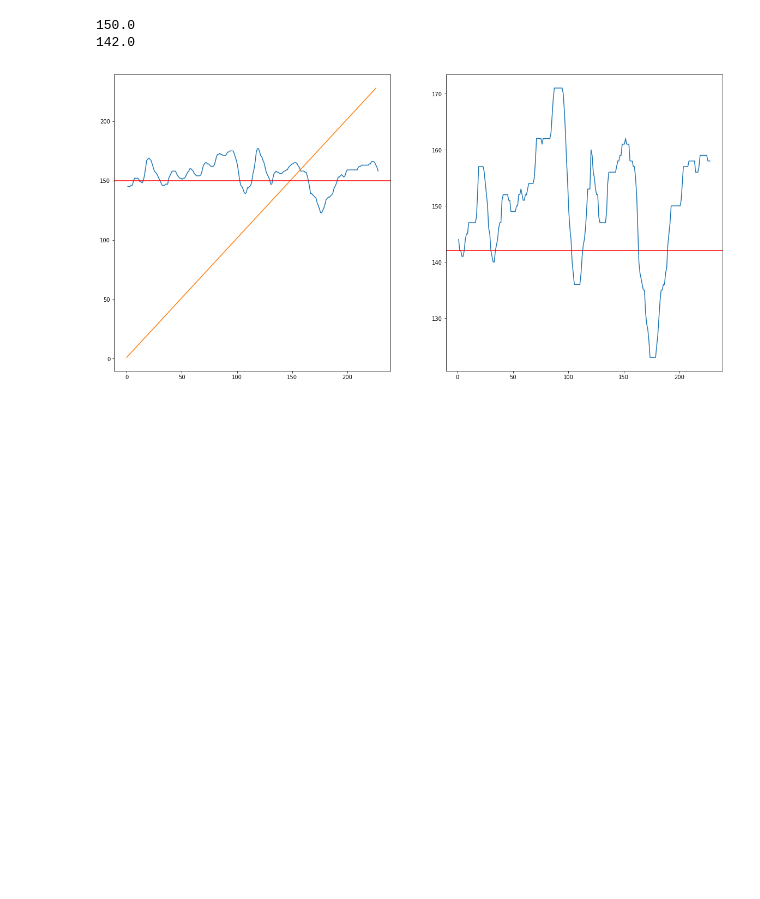
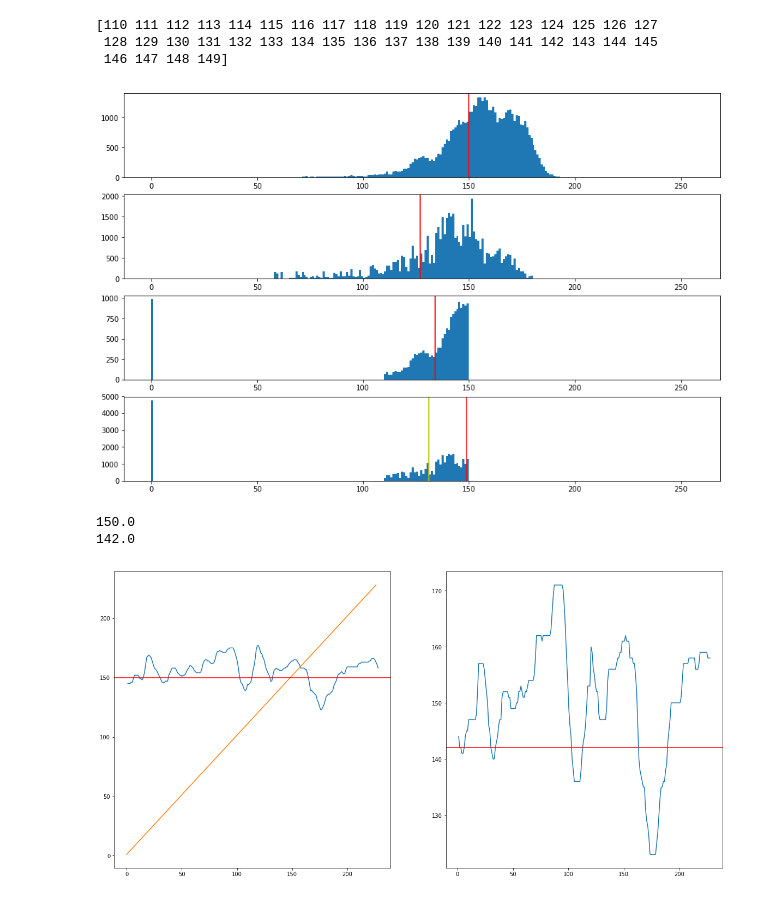
Before and after one commit to Frederik-Sofus/spot-deep-as-crack, a Jupyter notebook: Crack Detection/Pre-processing.ipynb, the cells around one changed output. Cells and saved outputs as stored; diff of their text form; code cells hidden in the pictures; blank space fills up the shorter version.

```diff
--- a/Crack Detection/Pre-processing.ipynb
+++ b/Crack Detection/Pre-processing.ipynb
@@ -111,10 +111,10 @@ plt.show()
 # %%
 # Pre-processing using opening (erosion -> erosion -> dilation)
 
-kernel = cv2.getStructuringElement(cv2.MORPH_ELLIPSE,(5,5))
+kernel = cv2.getStructuringElement(cv2.MORPH_ELLIPSE,(7,7))
 
-o_pos = opening(g_pos, kernel, 2, 1)
-o_neg = opening(g_neg, kernel, 2, 1)
+o_pos = opening(m_pos, kernel, 3, 1)
+o_neg = opening(m_neg, kernel, 3, 1)
 
 val_pos1, bin_pos1 = cv2.threshold(o_pos, 0, 255, cv2.THRESH_BINARY_INV+cv2.THRESH_OTSU)
 val_neg1, bin_neg1 = cv2.threshold(g_neg, 0, 255, cv2.THRESH_BINARY_INV+cv2.THRESH_OTSU)
@@ -141,0 +189,30 @@ plt.show()
+# %%
+hmm = opening(nl_pos, kernel, 3, 1)
+val_pos3, th_pos = cv2.threshold(hmm, 0, 255, cv2.THRESH_BINARY_INV + cv2.THRESH_OTSU)
+
+b = hmm[hmm != 255]
+b = b[b != 0]
+print(np.unique(b))
+val_pos5, th_pos = cv2.threshold(b, 0, 255, cv2.THRESH_BINARY_INV + cv2.THRESH_OTSU)
+
+
+plt.figure(figsize=(15,10))
+plt.subplot(4, 1, 1)
+plt.hist(m_pos.ravel(),256,[0,256])
+plt.axvline(val_pos, color='r')
+plt.subplot(4, 1, 2)
+plt.hist(o_pos.ravel(),256,[0,256])
+plt.axvline(val_pos1, color='r')
+plt.subplot(4, 1, 3)
+plt.hist(nl_pos[nl_pos != 255].ravel(),256,[0,256])
+plt.axvline(val_pos4, color='r')
+plt.subplot(4, 1, 4)
+plt.hist(hmm[hmm != 255].ravel(),256,[0,256])
+plt.axvline(val_pos3, color='r')
+plt.axvline(val_pos5, color='y')
+plt.show()
+# %% [output]
+[110 111 112 113 114 115 116 117 118 119 120 121 122 123 124 125 126 127
+ 128 129 130 131 132 133 134 135 136 137 138 139 140 141 142 143 144 145
+ 146 147 148 149]
+[figure, added]
```
Also changed, not shown: parts of 6 cells of this notebook, 3 other files.
